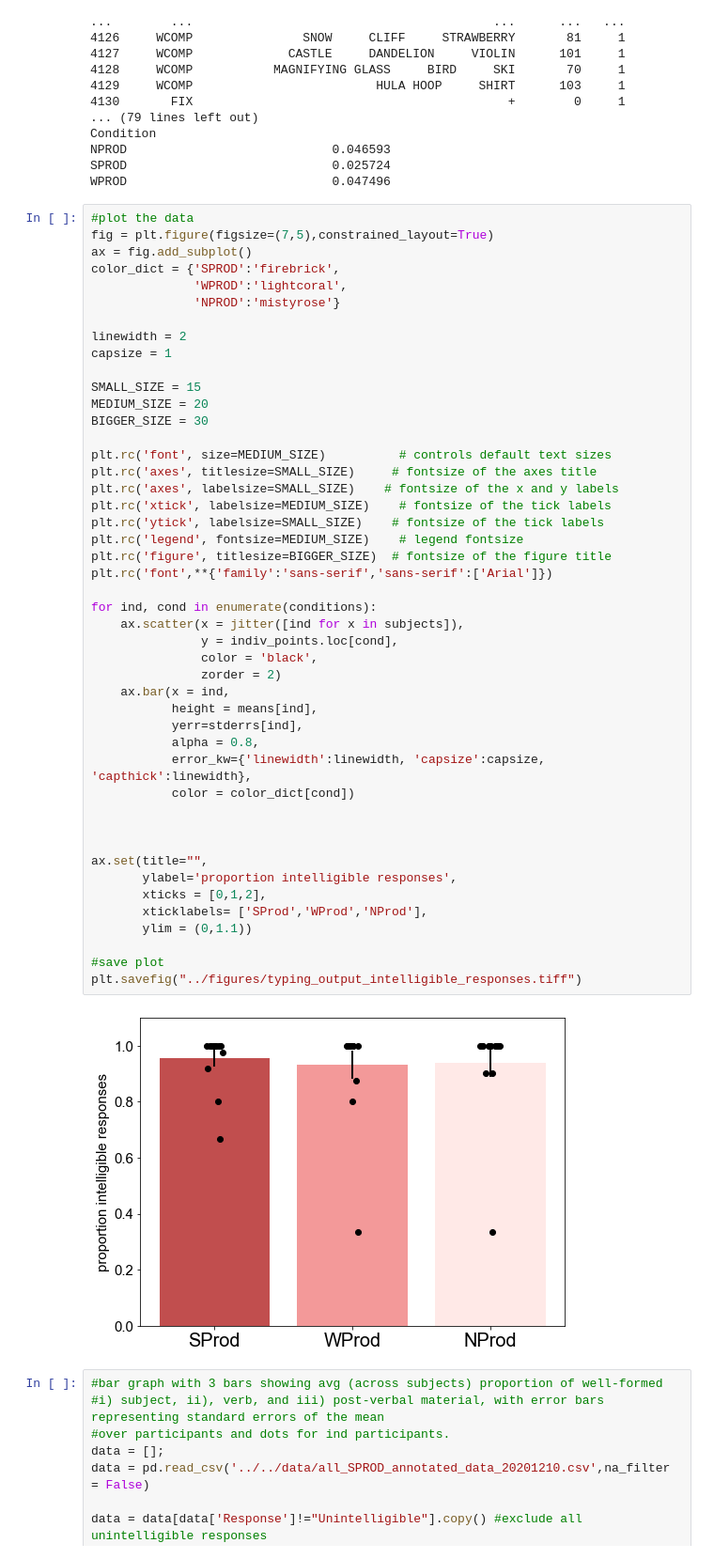
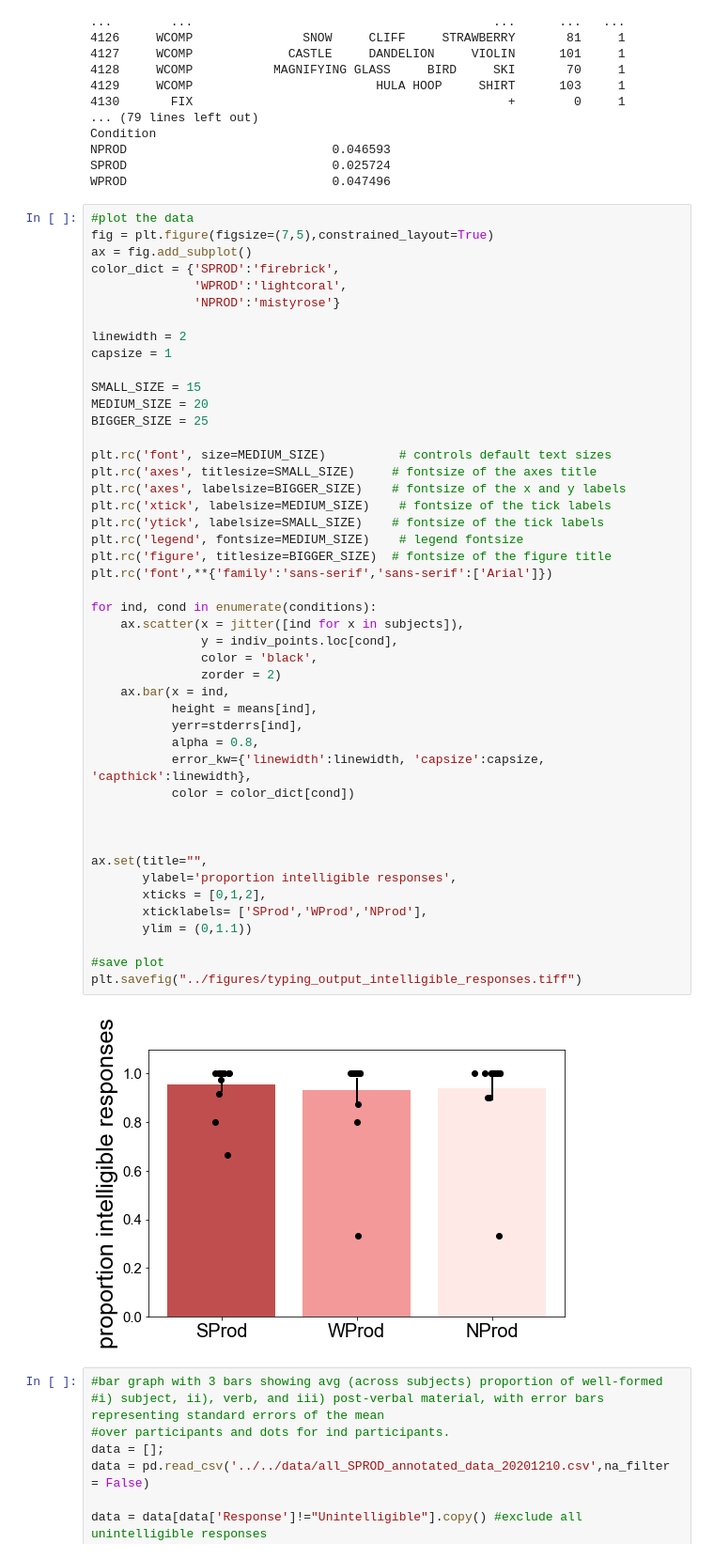
Before and after one commit to jennhu/LanguageProduction, a Jupyter notebook: figures/code/production_typing_response_figures.ipynb, the cells around one changed output. Shown at 94% size. Cells and saved outputs as stored; diff of their text form.

Commit message:
Tweak production figures

```diff
--- a/figures/code/production_typing_response_figures.ipynb
+++ b/figures/code/production_typing_response_figures.ipynb
@@ -106,41 +106,41 @@ capsize = 1
 
 SMALL_SIZE = 15
 MEDIUM_SIZE = 20
-BIGGER_SIZE = 30
+BIGGER_SIZE = 25
 
 plt.rc('font', size=MEDIUM_SIZE)          # controls default text sizes
 plt.rc('axes', titlesize=SMALL_SIZE)     # fontsize of the axes title
-plt.rc('axes', labelsize=SMALL_SIZE)    # fontsize of the x and y labels
+plt.rc('axes', labelsize=BIGGER_SIZE)    # fontsize of the x and y labels
 plt.rc('xtick', labelsize=MEDIUM_SIZE)    # fontsize of the tick labels
 plt.rc('ytick', labelsize=SMALL_SIZE)    # fontsize of the tick labels
 plt.rc('legend', fontsize=MEDIUM_SIZE)    # legend fontsize
 plt.rc('figure', titlesize=BIGGER_SIZE)  # fontsize of the figure title
 plt.rc('font',**{'family':'sans-serif','sans-serif':['Arial']})
 
 for ind, cond in enumerate(conditions):
     ax.scatter(x = jitter([ind for x in subjects]),
                y = indiv_points.loc[cond],
                color = 'black',
                zorder = 2)
     ax.bar(x = ind,
            height = means[ind],
            yerr=stderrs[ind],
            alpha = 0.8,
            error_kw={'linewidth':linewidth, 'capsize':capsize, 'capthick':linewidth},
            color = color_dict[cond])
 
 
 
 ax.set(title="",
        ylabel='proportion intelligible responses',
        xticks = [0,1,2],
        xticklabels= ['SProd','WProd','NProd'],
        ylim = (0,1.1))
 
 #save plot
 plt.savefig("../figures/typing_output_intelligible_responses.tiff")
 # %% [output]
-[figure, old version]
+[figure, new version]
 # %%
 #bar graph with 3 bars showing avg (across subjects) proportion of well-formed
 #i) subject, ii), verb, and iii) post-verbal material, with error bars representing standard errors of the mean
```
Also changed, not shown: parts of 2 cells of this notebook, 3 other files.
